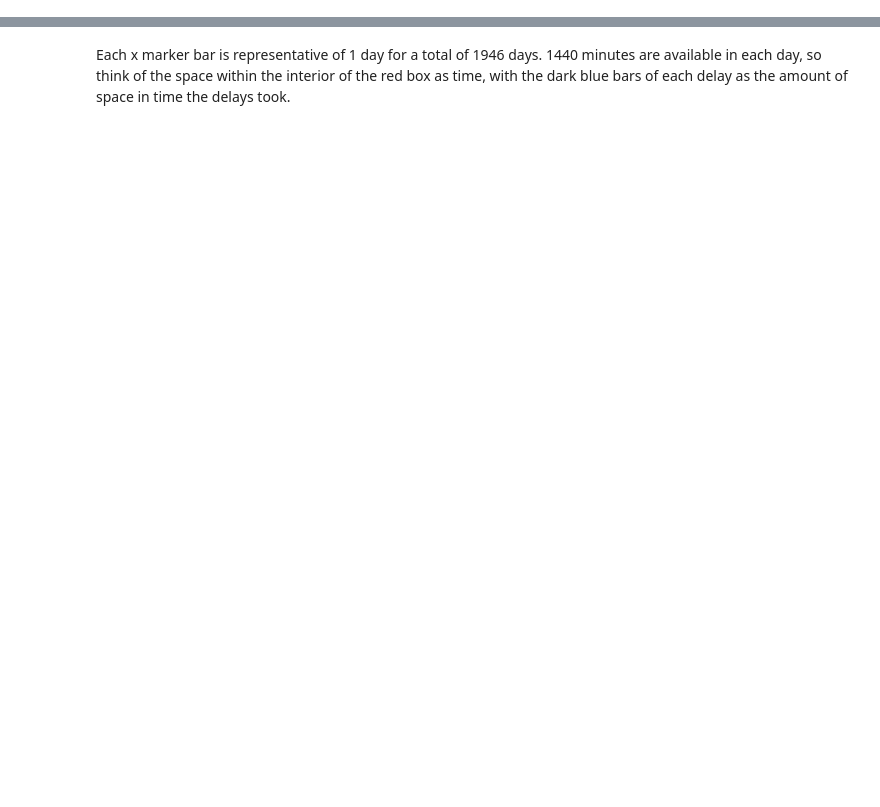
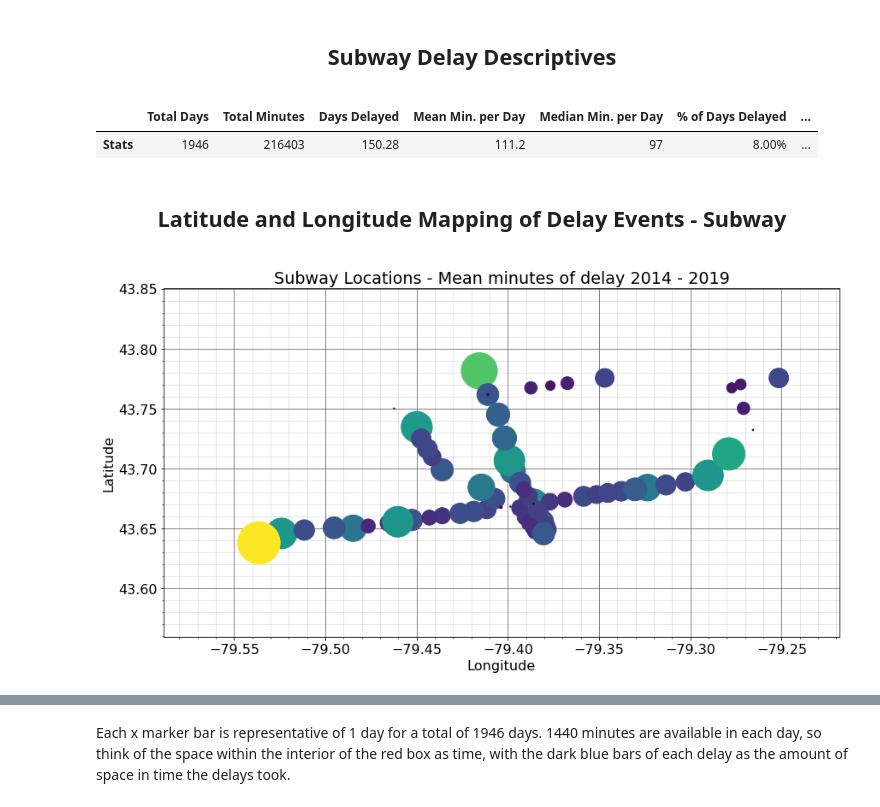
Before and after one commit to sishola/ttc-delays, a Jupyter notebook: SubwaySRT/subway_eda.ipynb, the cells around one changed output, grey strips where cells are left out. Saved outputs shown, nothing was run; the diff lists cells and outputs as text; code cells hidden in the pictures; blank space fills up the shorter version.

Commit message:
Updated analysis and plots

```diff
--- a/SubwaySRT/subway_eda.ipynb
+++ b/SubwaySRT/subway_eda.ipynb
@@ -76,11 +82,50 @@ subway.info()
 weather.info()
 # %%
 holidays.info()
+# %% [markdown]
+<center><h2>Subway Delay Descriptives</h2></center>
+# %%
+groupedbyday = subway.groupby(['Date', 'Day']).agg({'Min Delay': 'sum'}).reset_index()
+
+totaldays = len(groupedbyday)
+totalmin = groupedbyday['Min Delay'].sum()
+meanminperday = round(groupedbyday['Min Delay'].mean(), 2)
+medianperday = round(groupedbyday['Min Delay'].median(), 2)
+daysdelay = round((groupedbyday['Min Delay'].sum()/60)/24, 2)
+percdelay = round(daysdelay / totaldays, 2)
+sigmaday = round(groupedbyday['Min Delay'].std(), 2)
+delayvariance = round(sigmaday ** 2, 2)
+
+delaystats_dict = {
+    'Total Days': totaldays,
+    'Total Minutes': totalmin,
+    'Days Delayed': daysdelay,
+    'Mean Min. per Day': meanminperday,
+    'Median Min. per Day': medianperday,
+    '% of Days Delayed': percdelay,
+    'Daily Sigma': sigmaday,
+    'Delay Variance': delayvariance
+}
+
+delaystats = pd.DataFrame(delaystats_dict, index=['Stats'])
+
+delaystats = delaystats.style.format({
+    '% of Days Delayed': '{:.2%}'.format
+})
+
+delaystats
+# %% [output]
+|  | Total Days | Total Minutes | Days Delayed | Mean Min. per Day | Median Min. per Day | % of Days Delayed | ... |
+| Stats | 1946 | 216403 | 150.28 | 111.2 | 97 | 8.00% | ... |
+# %% [markdown]
+<center><h2>Latitude and Longitude Mapping of Delay Events - Subway</center></h2>
 # %%
-locations = locations.groupby('Station').agg({
+geo = locations.groupby('Station').agg({
     'subway_latitude': 'mean',
     'subway_longitude': 'mean',
-    'Min Delay': 'sum'
+    'Code': 'count'
 })
 
-locations = locations[locations['subway_latitude'] > 0]
+geo = geo.rename(columns={'Min Delay': 'Min Mean'})
+
+geo = geo[geo['subway_latitude'] > 0].reset_index()
@@ -89,18 +132,24 @@ locations
 # %%
 fig, ax = plt.subplots(1, figsize = [12.5, 7])
 
 ax.scatter(
-    locations['subway_longitude'],
-    locations['subway_latitude'],
-    c = locations['Min Delay'],
-    s = locations['Min Delay']*100
+    geo['subway_longitude'],
+    geo['subway_latitude'],
+    c = geo['Code'],
+    s = geo['Code']/2
 )
 
 ax.set_ylabel('Latitude')
 ax.set_xlabel('Longitude')
 ax.set_title('Subway Locations - Mean minutes of delay 2014 - 2019')
 
+plt.grid(which = 'major', color = '#666666', linestyle = '-')
+plt.minorticks_on()
+plt.grid(which = 'minor', color = '#666666', linestyle = '-', alpha = 0.2)
+
 plt.tight_layout()
 
 plt.savefig('Subway Locations - Mean minutes of delay 2014 - 2019')
 plt.show()
+# %% [output]
+[figure, added]
```
Also changed, not shown: parts of 49 cells of this notebook.
